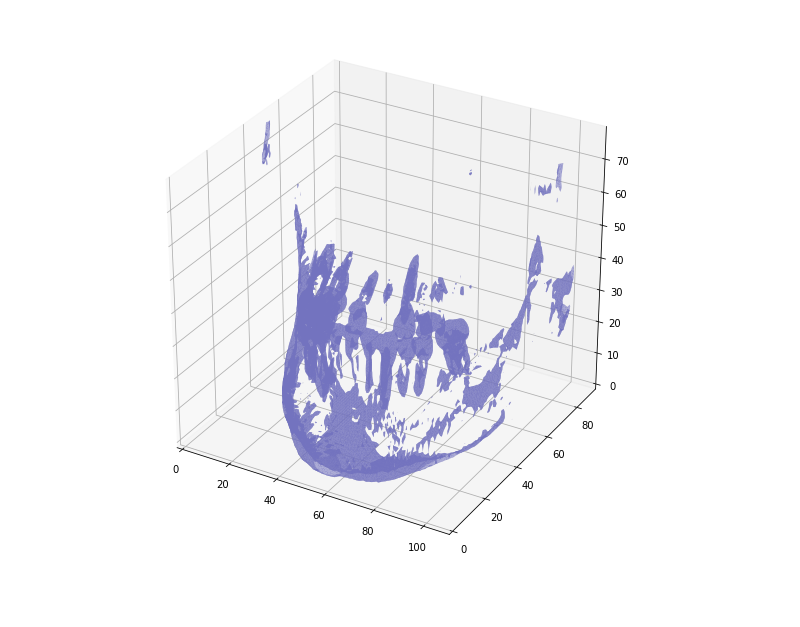
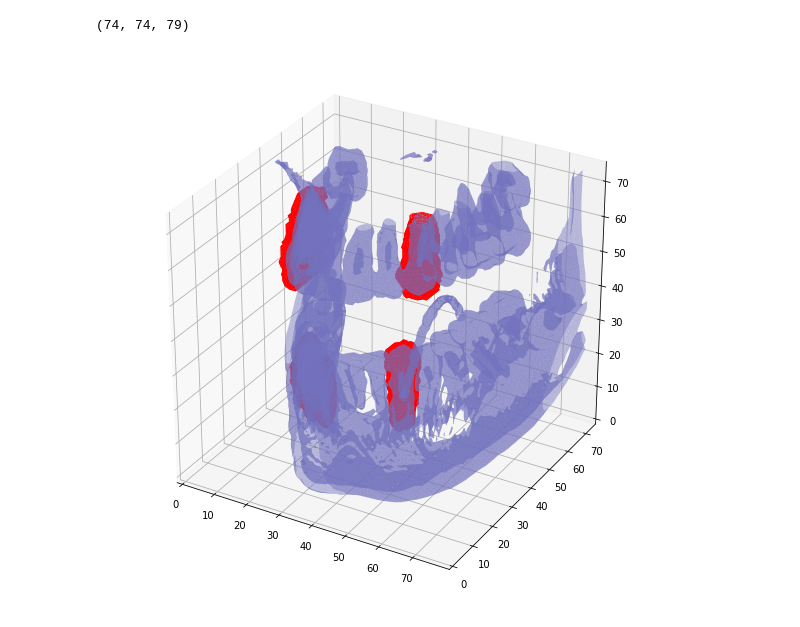
Before and after one commit to PlayWeird/utooth, a Jupyter notebook: preprocessing_dicom.ipynb, the cells around one changed output. Drawn from its saved outputs; the diff is of its cells as text; code cells hidden in the pictures.

```diff
--- a/preprocessing_dicom.ipynb
+++ b/preprocessing_dicom.ipynb
@@ -114,5 +92,11 @@ jaw_isolated = pix_resampled[min_box[0]:max_box[0], min_box[1]:max_box[1], min_b
-# %%
-# %matplotlib widget
-ct_utils.plot_3d(jaw_isolated, 1500)
-# %% [output]
-[figure, removed]
+# %%
+min_box, max_box = ct_utils.jaw_isolation(pix_resampled, iterations=4, growth_rate=.98)
+jaw_isolated = ct_utils.extract_roi(pix_resampled, min_box, max_box)
+label_isolated = ct_utils.extract_roi(label_resampled, min_box, max_box)
+print(jaw_isolated.shape)
+# %% [output]
+(74, 74, 79)
+# %%
+ct_utils.plot_3d_with_labels(jaw_isolated, label_isolated, 1200, [2, 1, 0], 1)
+# %% [output]
+[figure, added]
```
Also changed, not shown: parts of 15 cells of this notebook, 2 other files.
